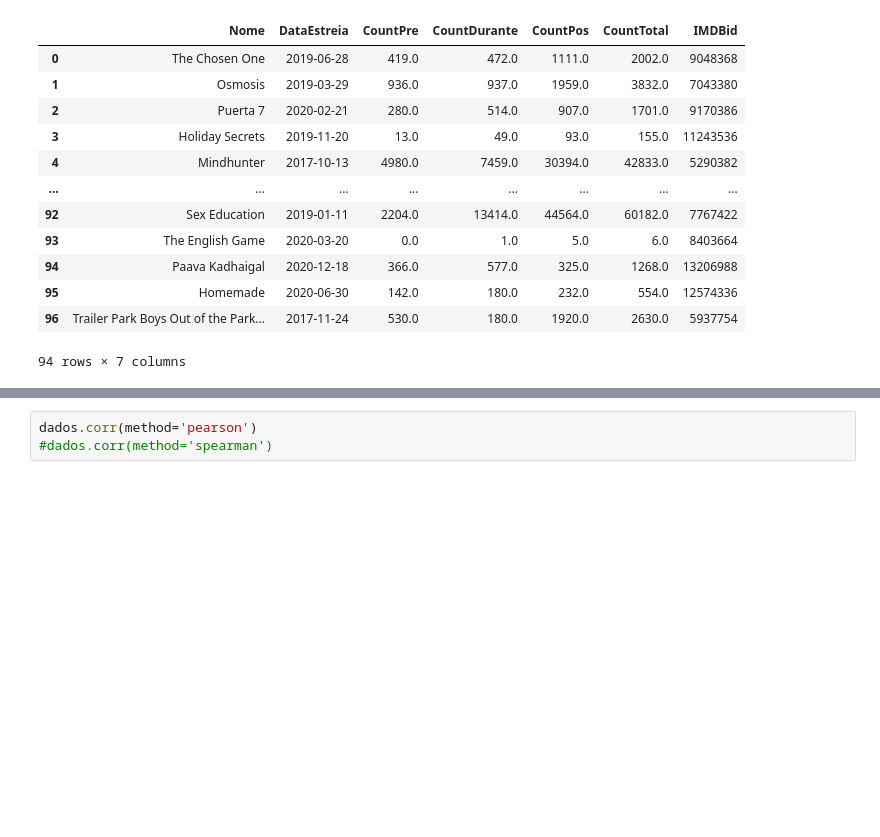
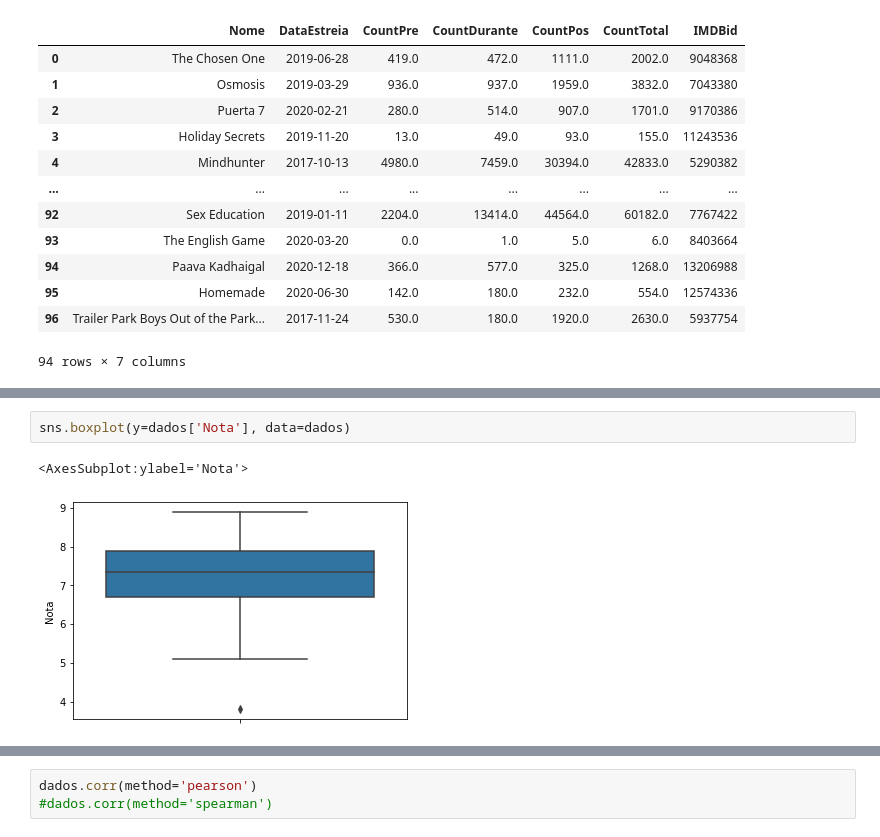
Before and after one commit to mariamaOlive/projeto-sidi-residencia, a Jupyter notebook: analise_exploratoria.ipynb, the cells around one changed output, grey strips where cells are left out. Drawn from its saved outputs; the diff is of its cells as text; blank space fills up the shorter version.

```diff
--- a/analise_exploratoria.ipynb
+++ b/analise_exploratoria.ipynb
@@ -87,0 +98,5 @@ dados.head()
+# %%
+sns.boxplot(y=dados['Nota'], data=dados)
+# %% [output]
+<AxesSubplot:ylabel='Nota'>
+[figure, added]
```
Also changed, not shown: parts of 40 cells of this notebook.
